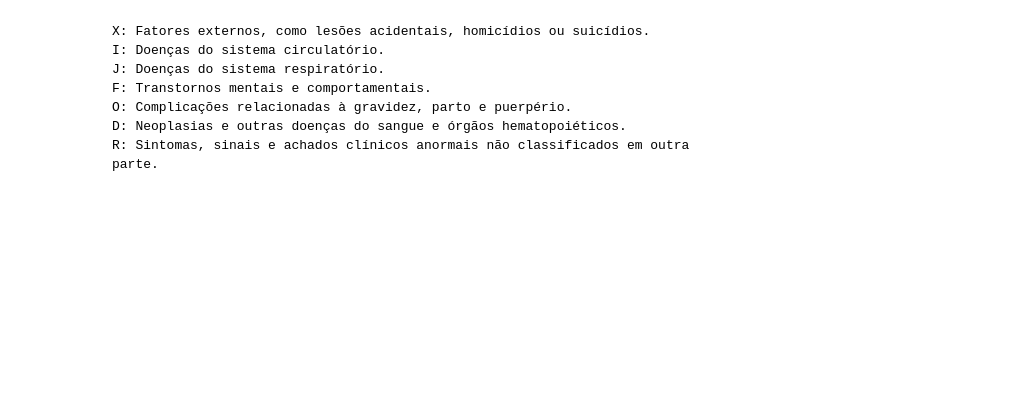
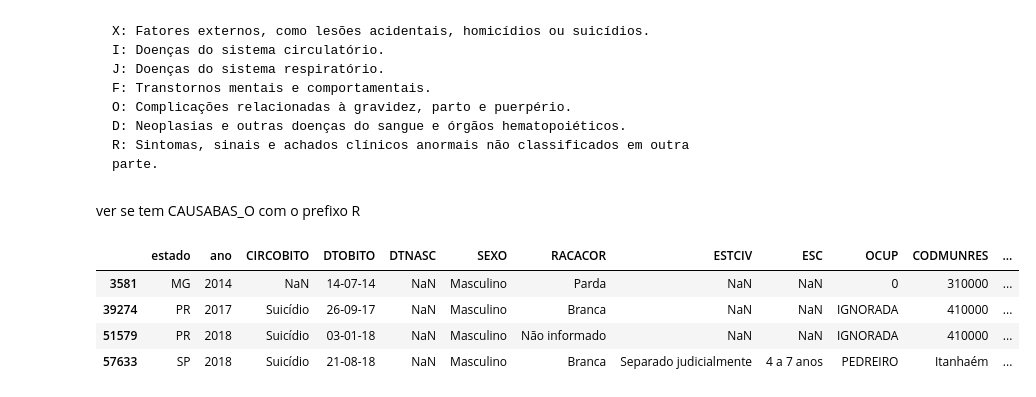
Before and after one commit to vitor1209/AnalisaAI, a Jupyter notebook: SaudeJovem/main.ipynb, the cells around one changed output. Cells and saved outputs as stored; diff of their text form; code cells hidden in the pictures; blank space fills up the shorter version.

```diff
--- a/SaudeJovem/main.ipynb
+++ b/SaudeJovem/main.ipynb
@@ -354,4 +426,14 @@ bd[bd['idade'].isnull()]
     O: Complicações relacionadas à gravidez, parto e puerpério.
     D: Neoplasias e outras doenças do sangue e órgãos hematopoiéticos.
     R: Sintomas, sinais e achados clínicos anormais não classificados em outra parte.
+# %% [markdown]
+ver se tem CAUSABAS_O com o prefixo R
+# %%
+bd[bd['CAUSABAS_O'].str.startswith('R') & (bd['idade'].isnull())]
+# %% [output]
+|  | estado | ano | CIRCOBITO | DTOBITO | DTNASC | SEXO | RACACOR | ESTCIV | ESC | OCUP | CODMUNRES | ... |
+| 3581 | MG | 2014 | NaN | 14-07-14 | NaN | Masculino | Parda | NaN | NaN | 0 | 310000 | ... |
+| 39274 | PR | 2017 | Suicídio | 26-09-17 | NaN | Masculino | Branca | NaN | NaN | IGNORADA | 410000 | ... |
+| 51579 | PR | 2018 | Suicídio | 03-01-18 | NaN | Masculino | Não informado | NaN | NaN | IGNORADA | 410000 | ... |
+| 57633 | SP | 2018 | Suicídio | 21-08-18 | NaN | Masculino | Branca | Separado judicialmente | 4 a 7 anos | PEDREIRO | Itanhaém | ... |
 # %%
```
Also changed, not shown: parts of 35 cells of this notebook.
